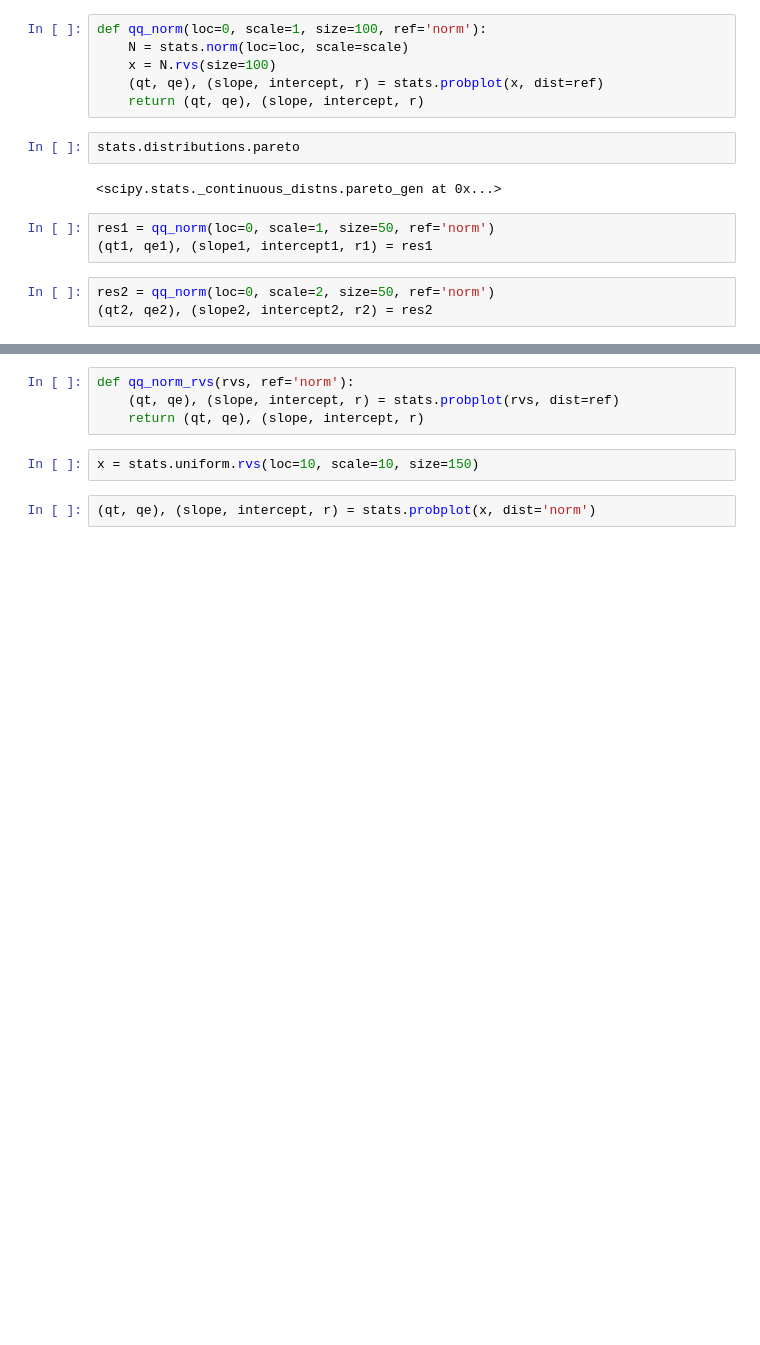
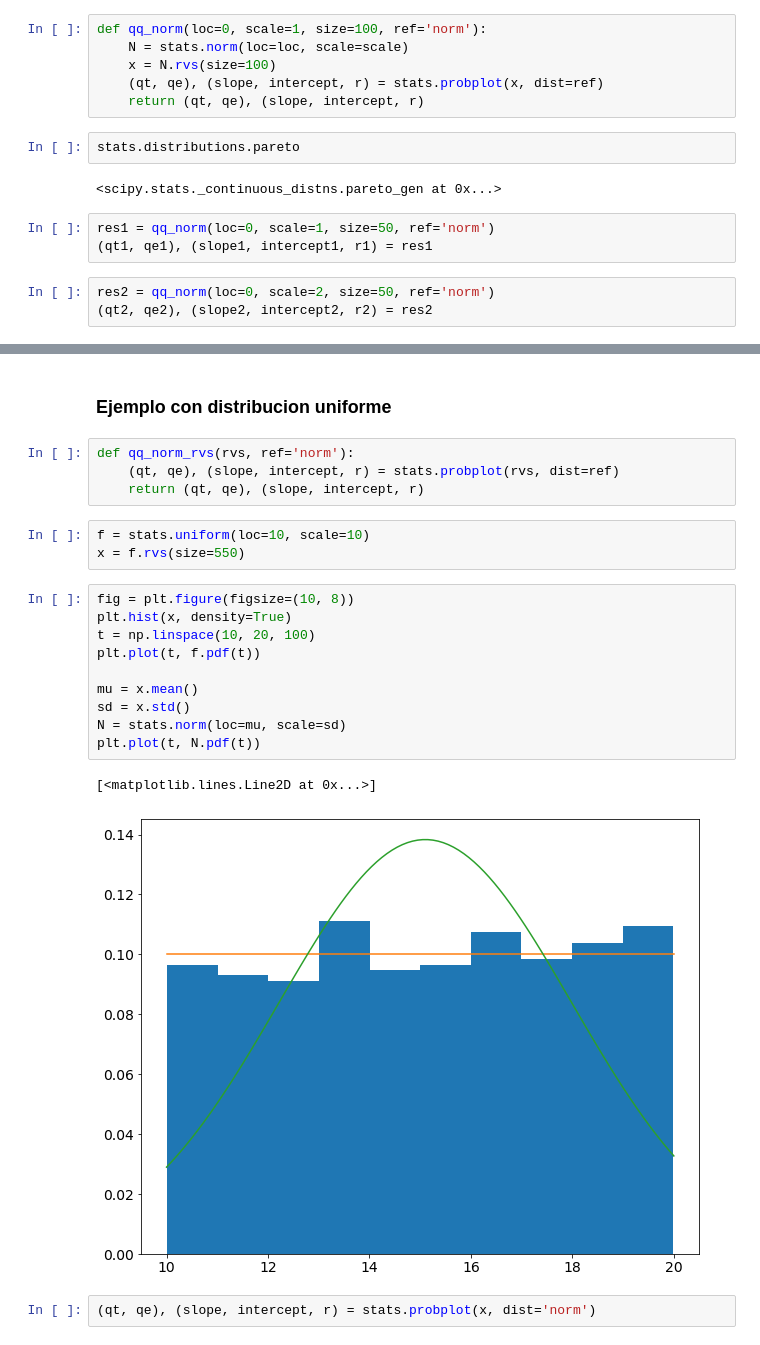
Before and after one commit to mlares/astrometria, a Jupyter notebook: QQ_plot.ipynb, the cells around one changed output, grey strips where cells are left out. Drawn from its saved outputs; the diff is of its cells as text; blank space fills up the shorter version.

```diff
--- a/QQ_plot.ipynb
+++ b/QQ_plot.ipynb
@@ -73,9 +84,25 @@ ax.plot(qt2, qe2, **opts)
+# %% [markdown]
+### Ejemplo con distribucion uniforme
 # %%
 def qq_norm_rvs(rvs, ref='norm'):
     (qt, qe), (slope, intercept, r) = stats.probplot(rvs, dist=ref)
     return (qt, qe), (slope, intercept, r)
 # %%
-x = stats.uniform.rvs(loc=10, scale=10, size=150)
+f = stats.uniform(loc=10, scale=10)
+x = f.rvs(size=550)
+# %%
+fig = plt.figure(figsize=(10, 8))
+plt.hist(x, density=True)
+t = np.linspace(10, 20, 100)
+plt.plot(t, f.pdf(t))
+
+mu = x.mean()
+sd = x.std()
+N = stats.norm(loc=mu, scale=sd)
+plt.plot(t, N.pdf(t))
+# %% [output]
+[<matplotlib.lines.Line2D at 0x...>]
+[figure, added]
 # %%
 (qt, qe), (slope, intercept, r) = stats.probplot(x, dist='norm')
 # %%
```
Also changed, not shown: parts of 15 cells of this notebook, 3 other files.
